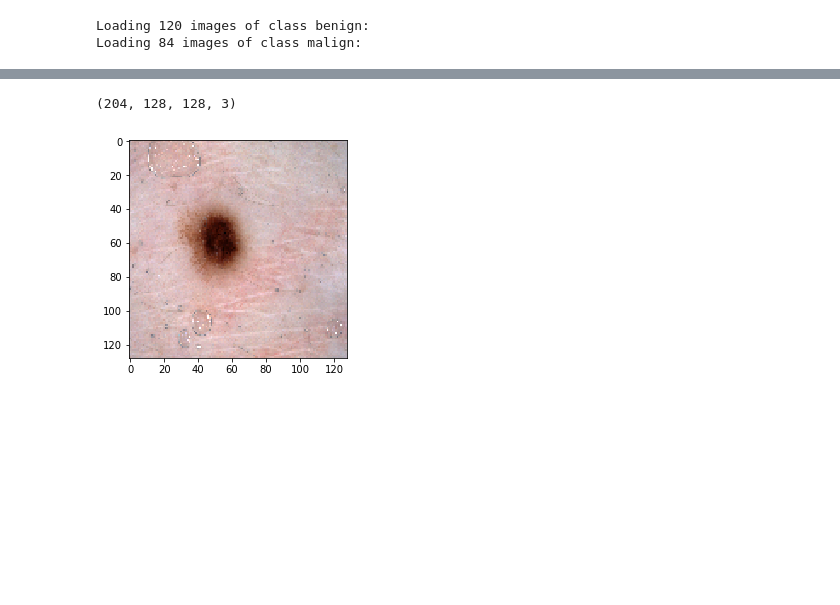
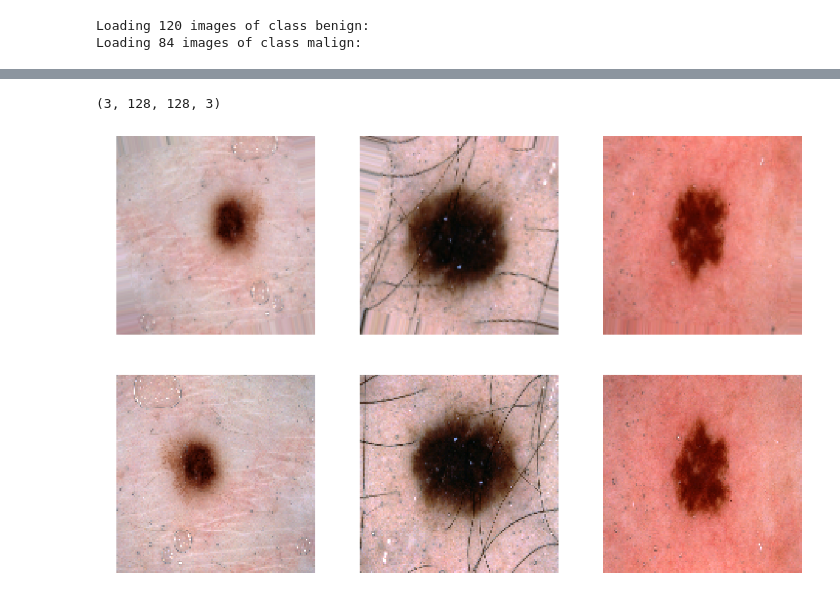
Before and after one commit to vogon101/skincancer, a Jupyter notebook: notebooks/Data Augmentation.ipynb, the cells around one changed output, grey strips where cells are left out. Drawn from its saved outputs; the diff is of its cells as text; code cells hidden in the pictures; blank space fills up the shorter version.

```diff
--- a/notebooks/Data Augmentation.ipynb
+++ b/notebooks/Data Augmentation.ipynb
@@ -107,14 +109,12 @@ class MoleImages():
             io.imsave(filename, img)
 # %%
 train_datagen = ImageDataGenerator(
-    rotation_range=25,
+    rotation_range=20,
     vertical_flip=True,
     horizontal_flip=True,
     zoom_range=0.05,
     width_shift_range=0.05,
-    height_shift_range=0.05,
-    data_format="channels_last",
-    featurewise_center=False
+    height_shift_range=0.05
 )
 mimg = MoleImages()
 X_test, y_test = mimg.load_test_images('../data_scaled_validation/benign', '../data_scaled_validation/malign')
@@ -138,6 +127,15 @@ for img in images:
-# %%
-plt.imshow(X_test[0])
-print(X_test.shape)
-# %% [output]
-(204, 128, 128, 3)
-[figure, removed]
+# %%
+images = train_gen.next()[0]
+print(images.shape)
+
+f, axarr = plt.subplots(2,len(images))
+f.set_figwidth(20)
+f.set_figheight(13)
+for i in range(len(images)):
+    axarr[0, i].imshow(images[i].astype("uint8"))
+    axarr[0,i].axis("off")
+    axarr[1, i].imshow(X_test[i])
+    axarr[1,i].axis("off")
+# %% [output]
+(3, 128, 128, 3)
+[figure, added]
```
Also changed, not shown: parts of 2 cells of this notebook, 6 other files.
